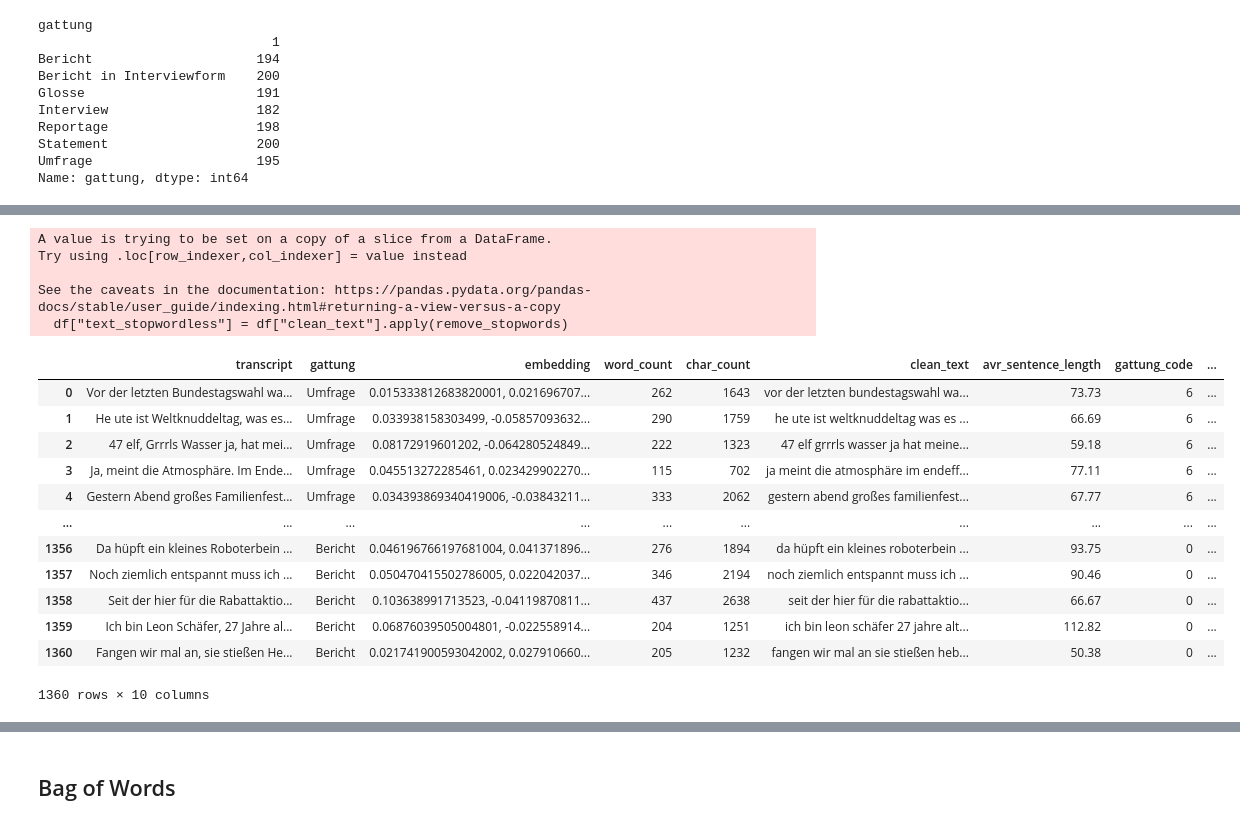
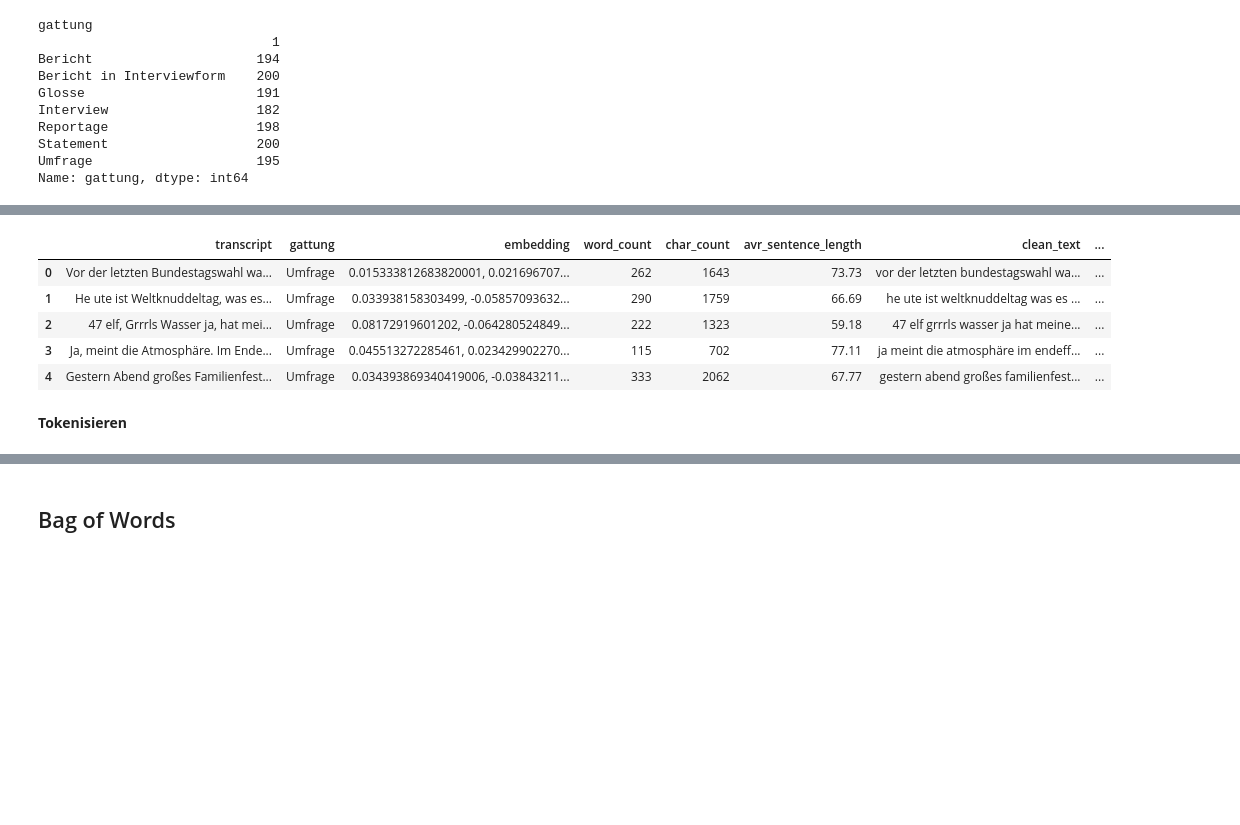
Before and after one commit to jaeniboy/nlp-genres, a Jupyter notebook: text_classification.ipynb, the cells around one changed output, grey strips where cells are left out. Drawn from its saved outputs; the diff is of its cells as text; code cells hidden in the pictures; blank space fills up the shorter version.

```diff
--- a/text_classification.ipynb
+++ b/text_classification.ipynb
@@ -70,0 +73,3 @@ df = df[df["gattung"] != ""]
+# %%
+index = df[df["gattung"] == ""].index.tolist()
+df.loc[index,["gattung"]] = "Statement"
@@ -156,3 +161,15 @@ Name: avr_sentence_length, dtype: float64
+# %%
+def truncate_long_text(text, category):
+    words = text.split(" ")
+    if len(words) < 3000:
+        return text
+    else:
+        return " ".join(words[:word_count_by_category[category].astype(int)])
+
+df["transcript"] = df.apply(lambda row: truncate_long_text(row["transcript"],row["gattung"]), axis=1)
+df["word_count"] = df["transcript"].apply(word_count)
+df["char_count"] = df["transcript"].apply(char_count)
+df["avr_sentence_length"] = df["transcript"].apply(avr_sentence_length)
 # %%
 # Scatterplot mit Seaborn (handhabt Kategorien automatisch)
 ax = sns.scatterplot(
@@ -212,0 +203,3 @@ See the caveats in the documentation: https://pandas.pydata.org/pandas-docs/stab
+# %%
+small_sentence_length = df[df["avr_sentence_length"] < 25]
+small_sentence_length.head()
@@ -213,3 +215,6 @@ See the caveats in the documentation: https://pandas.pydata.org/pandas-docs/stab
+# %%
+df = df.drop(small_sentence_length.index).copy()
+df.shape
 # %%
 # Scatterplot mit Seaborn (handhabt Kategorien automatisch)
 ax = sns.scatterplot(
@@ -245,27 +249,17 @@ See the caveats in the documentation: https://pandas.pydata.org/pandas-docs/stab
 # %%
 stop_words = stopwords.get_stopwords("de")
 
 def remove_stopwords(text):
     return " ".join([word for word in text.split(" ") if word not in stop_words])
 
 df["text_stopwordless"] = df["clean_text"].apply(remove_stopwords)
-df
+df.head()
 # %% [output]
-A value is trying to be set on a copy of a slice from a DataFrame.
-Try using .loc[row_indexer,col_indexer] = value instead
-
-See the caveats in the documentation: https://pandas.pydata.org/pandas-docs/stable/user_guide/indexing.html#returning-a-view-versus-a-copy
-  df["text_stopwordless"] = df["clean_text"].apply(remove_stopwords)
-|  | transcript | gattung | embedding | word_count | char_count | clean_text | avr_sentence_length | gattung_code | ... |
-| 0 | Vor der letzten Bundestagswahl wa... | Umfrage | 0.015333812683820001, 0.021696707... | 262 | 1643 | vor der letzten bundestagswahl wa... | 73.73 | 6 | ... |
-| 1 | He ute ist Weltknuddeltag, was es... | Umfrage | 0.033938158303499, -0.05857093632... | 290 | 1759 | he ute ist weltknuddeltag was es ... | 66.69 | 6 | ... |
-| 2 | 47 elf, Grrrls Wasser ja, hat mei... | Umfrage | 0.08172919601202, -0.064280524849... | 222 | 1323 | 47 elf grrrls wasser ja hat meine... | 59.18 | 6 | ... |
-| 3 | Ja, meint die Atmosphäre. Im Ende... | Umfrage | 0.045513272285461, 0.023429902270... | 115 | 702 | ja meint die atmosphäre im endeff... | 77.11 | 6 | ... |
-| 4 | Gestern Abend großes Familienfest... | Umfrage | 0.034393869340419006, -0.03843211... | 333 | 2062 | gestern abend großes familienfest... | 67.77 | 6 | ... |
-| ... | ... | ... | ... | ... | ... | ... | ... | ... | ... |
-| 1356 | Da hüpft ein kleines Roboterbein ... | Bericht | 0.046196766197681004, 0.041371896... | 276 | 1894 | da hüpft ein kleines roboterbein ... | 93.75 | 0 | ... |
-| 1357 | Noch ziemlich entspannt muss ich ... | Bericht | 0.050470415502786005, 0.022042037... | 346 | 2194 | noch ziemlich entspannt muss ich ... | 90.46 | 0 | ... |
-| 1358 | Seit der hier für die Rabattaktio... | Bericht | 0.103638991713523, -0.04119870811... | 437 | 2638 | seit der hier für die rabattaktio... | 66.67 | 0 | ... |
-| 1359 | Ich bin Leon Schäfer, 27 Jahre al... | Bericht | 0.06876039505004801, -0.022558914... | 204 | 1251 | ich bin leon schäfer 27 jahre alt... | 112.82 | 0 | ... |
-| 1360 | Fangen wir mal an, sie stießen He... | Bericht | 0.021741900593042002, 0.027910660... | 205 | 1232 | fangen wir mal an sie stießen heb... | 50.38 | 0 | ... |
+|  | transcript | gattung | embedding | word_count | char_count | avr_sentence_length | clean_text | ... |
+| 0 | Vor der letzten Bundestagswahl wa... | Umfrage | 0.015333812683820001, 0.021696707... | 262 | 1643 | 73.73 | vor der letzten bundestagswahl wa... | ... |
+| 1 | He ute ist Weltknuddeltag, was es... | Umfrage | 0.033938158303499, -0.05857093632... | 290 | 1759 | 66.69 | he ute ist weltknuddeltag was es ... | ... |
+| 2 | 47 elf, Grrrls Wasser ja, hat mei... | Umfrage | 0.08172919601202, -0.064280524849... | 222 | 1323 | 59.18 | 47 elf grrrls wasser ja hat meine... | ... |
+| 3 | Ja, meint die Atmosphäre. Im Ende... | Umfrage | 0.045513272285461, 0.023429902270... | 115 | 702 | 77.11 | ja meint die atmosphäre im endeff... | ... |
+| 4 | Gestern Abend großes Familienfest... | Umfrage | 0.034393869340419006, -0.03843211... | 333 | 2062 | 67.77 | gestern abend großes familienfest... | ... |
-1360 rows × 10 columns
+# %% [markdown]
+**Tokenisieren**
```
Also changed, not shown: parts of 76 cells of this notebook.
